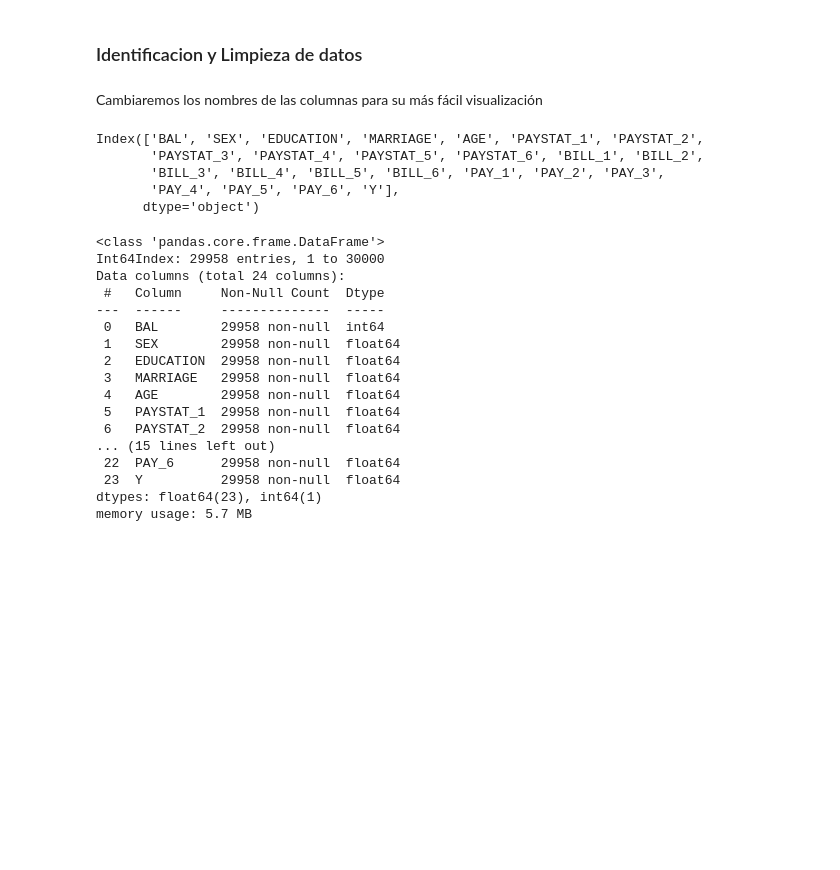
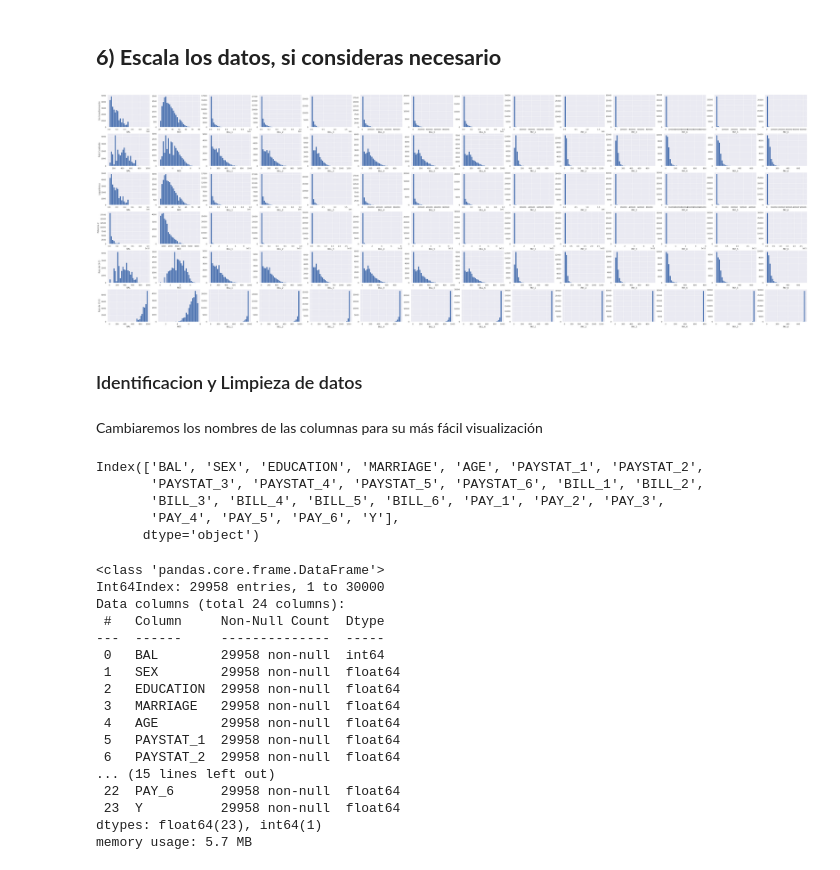
Before and after one commit to PosgradoMNA/actividades-de-aprendizaje-gerardoaaron_castanedajaramillo, a Jupyter notebook: Actividad Semanal -- 6.ipynb, the cells around one changed output. Cells and saved outputs as stored; diff of their text form; code cells hidden in the pictures; blank space fills up the shorter version.

```diff
--- a/Actividad Semanal -- 6.ipynb
+++ b/Actividad Semanal -- 6.ipynb
@@ -25,0 +145,2 @@ df.index.name = None
+# %%
+df_norm.reset_index(drop=True, inplace=True)
@@ -25,0 +149,5 @@ df.index.name = None
+# %%
+columns_name = ['BAL','SEX','EDUCATION','MARRIAGE','AGE','PAYSTAT_1','PAYSTAT_2','PAYSTAT_3','PAYSTAT_4','PAYSTAT_5','PAYSTAT_6','BILL_1','BILL_2','BILL_3','BILL_4','BILL_5','BILL_6','PAY_1',
+                'PAY_2','PAY_3','PAY_4','PAY_5','PAY_6','Y']
+df_norm.columns = columns_name
+df_norm.columns
@@ -25,0 +206,67 @@ df.index.name = None
+# %% [markdown]
+## **6) Escala los datos, si consideras necesario**
+# %%
+def Sqrt_cx(x):
+  c = x.max()
+  tmp = np.power(c+1-x,1/2)
+  return tmp
+
+def Sqrt_xc(x):
+  c = x.min()
+  tmp = np.power(x - c,1/2)
+  return tmp
+# %%
+num_nom = ['BAL','AGE','BILL_1','BILL_2','BILL_3','BILL_4','BILL_5','BILL_6','PAY_1','PAY_2','PAY_3','PAY_4','PAY_5','PAY_6']
+
+df_transform = df_norm[num_nom]
+sns.set(rc={'figure.figsize':(75,25)})
+k=0
+fig, axes = plt.subplots(6, 14)
+for k in range(0,14):
+  plt.subplot(6, 14,k+1)
+
+  Transf0 = df_transform.iloc[:,k].to_numpy().reshape(-1, 1)
+  plt.hist(Transf0, bins=30)
+  plt.xlabel(df_transform.columns[k])
+  if k==0:
+    plt.ylabel('Sin transformación')
+
+  plt.subplot(6, 14,k+15)
+  Transf1 = np.sqrt(Transf0)
+  plt.hist(Transf1, bins=30)
+  plt.xlabel(df_transform.columns[k])
+  if k==0:
+    plt.ylabel('Raíz Cuadrada')
+
+  plt.subplot(6, 14,k+29)
+  #Transf2 = np.log(Transf0)
+  Transf2 = Transf0
+  plt.hist(Transf2, bins=30)
+  plt.xlabel(df_transform.columns[k])
+  if k==0:
+    plt.ylabel('Logarítmica')
+
+  plt.subplot(6, 14,k+43)
+  Transf3 = np.power(Transf0,2)
+  plt.hist(Transf3, bins=30)
+  plt.xlabel(df_transform.columns[k])
+  if k==0:
+    plt.ylabel('Potencia 2')
+
+  plt.subplot(6, 14,k+57)
+  #Transf4 = power_transform(Transf0,method='box-cox')
+  Transf4 = Sqrt_xc(df_transform.iloc[:,k])
+  plt.hist(Transf4, bins=30)
+  plt.xlabel(df_transform.columns[k])
+  if k==0:
+    plt.ylabel('Raiz de (X-C)')
+
+  plt.subplot(6, 14,k+71)
+  Transf5 = Sqrt_cx(df_transform.iloc[:,k])
+  #Transf5 = Transf0
+  plt.hist(Transf5, bins=30)
+  plt.xlabel(df_transform.columns[k])
+  if k==0:
+    plt.ylabel('Raiz de (C-X)')
+# %% [output]
+[figure, added]
```
Also changed, not shown: parts of 27 cells of this notebook.
